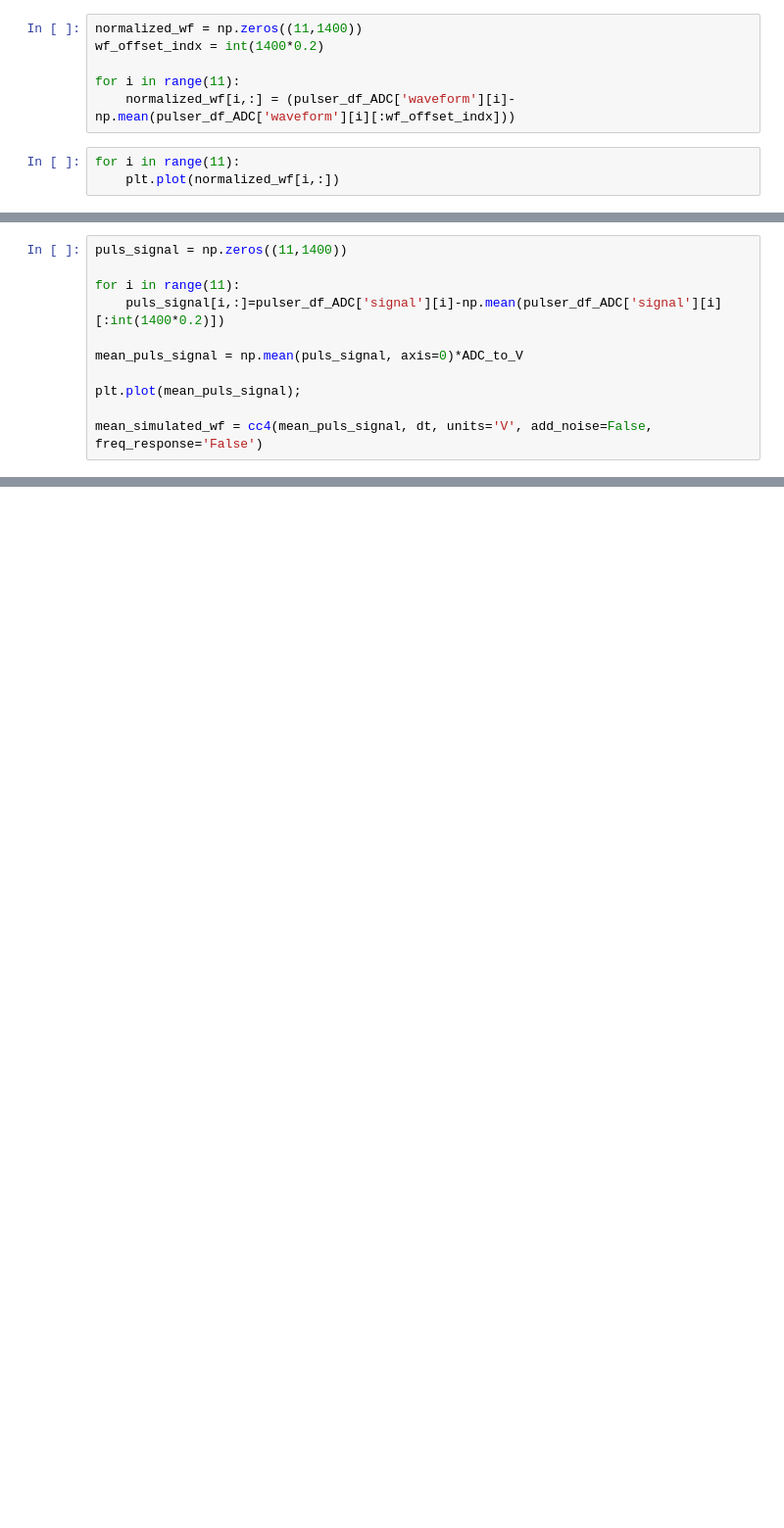
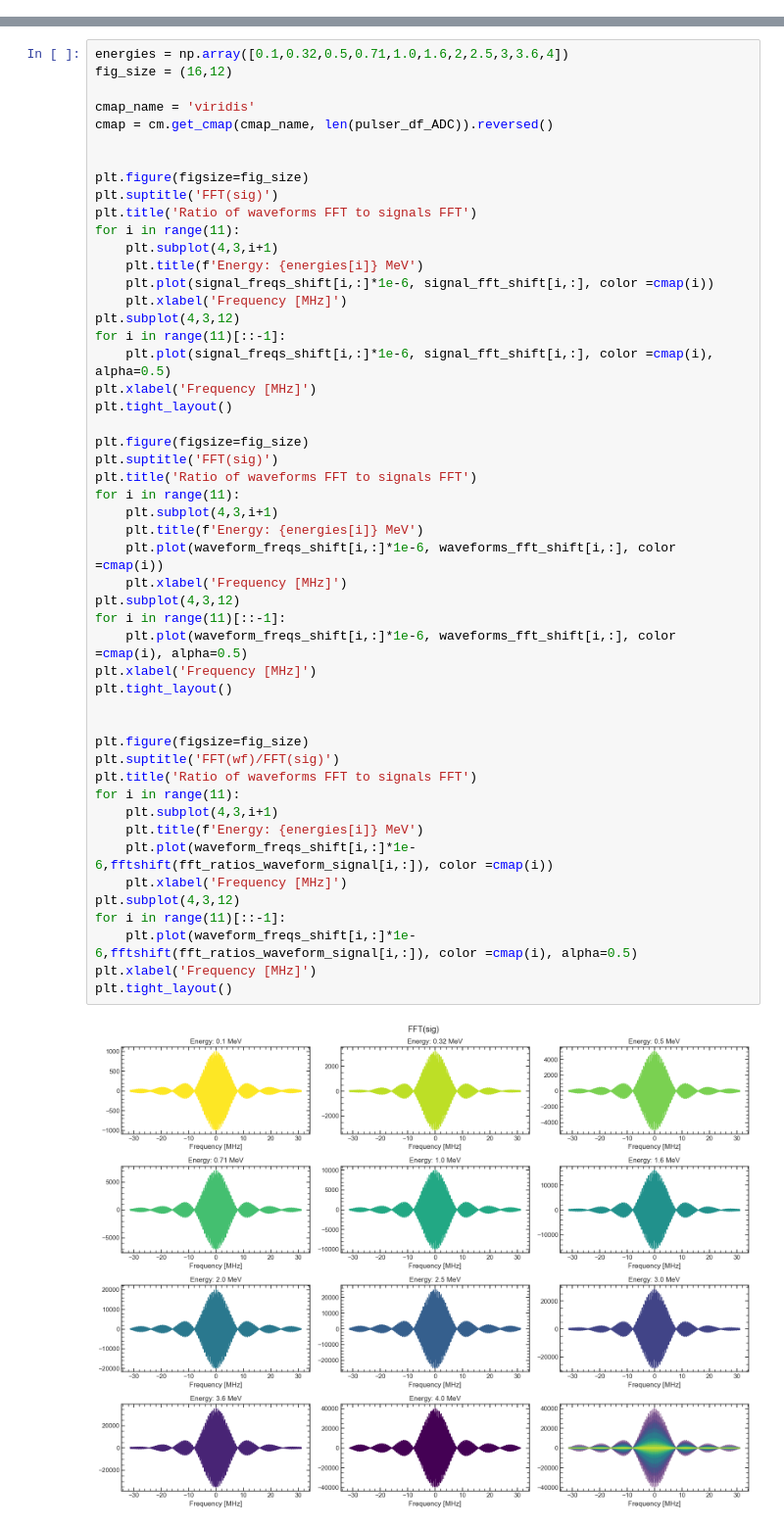
Before and after one commit to GaudioRf/JFETModel, a Jupyter notebook: freq_filters/pulser_freq_filter_ADC.ipynb, the cells around one changed output, grey strips where cells are left out. Shown at 98% size. Cells and saved outputs as stored; diff of their text form; blank space fills up the shorter version.

```diff
--- a/freq_filters/pulser_freq_filter_ADC.ipynb
+++ b/freq_filters/pulser_freq_filter_ADC.ipynb
@@ -591,9 +324,0 @@ for i in range(voltage.shape[0]):
-# %%
-normalized_wf = np.zeros((11,1400))
-wf_offset_indx = int(1400*0.2)
-
-for i in range(11):
-    normalized_wf[i,:] = (pulser_df_ADC['waveform'][i]-np.mean(pulser_df_ADC['waveform'][i][:wf_offset_indx]))
-# %%
-for i in range(11):
-    plt.plot(normalized_wf[i,:])
@@ -703,11 +324,0 @@ plt.show()
-# %%
-puls_signal = np.zeros((11,1400))
-
-for i in range(11):
-    puls_signal[i,:]=pulser_df_ADC['signal'][i]-np.mean(pulser_df_ADC['signal'][i][:int(1400*0.2)])
-
-mean_puls_signal = np.mean(puls_signal, axis=0)*ADC_to_V
-
-plt.plot(mean_puls_signal);
-
-mean_simulated_wf = cc4(mean_puls_signal, dt, units='V', add_noise=False, freq_response='False')
@@ -729,0 +513,52 @@ plt.plot(20*np.log10(AAAAAAA/ len(AAAAAAA)*2)[:int(len(AAAAAAA)/2 + 1)])
+# %%
+energies = np.array([0.1,0.32,0.5,0.71,1.0,1.6,2,2.5,3,3.6,4])
+fig_size = (16,12)
+
+cmap_name = 'viridis'
+cmap = cm.get_cmap(cmap_name, len(pulser_df_ADC)).reversed()
+
+
+plt.figure(figsize=fig_size)
+plt.suptitle('FFT(sig)')
+plt.title('Ratio of waveforms FFT to signals FFT')
+for i in range(11):
+    plt.subplot(4,3,i+1)
+    plt.title(f'Energy: {energies[i]} MeV')
+    plt.plot(signal_freqs_shift[i,:]*1e-6, signal_fft_shift[i,:], color =cmap(i))
+    plt.xlabel('Frequency [MHz]')
+plt.subplot(4,3,12)
+for i in range(11)[::-1]:
+    plt.plot(signal_freqs_shift[i,:]*1e-6, signal_fft_shift[i,:], color =cmap(i), alpha=0.5)
+plt.xlabel('Frequency [MHz]')
+plt.tight_layout()
+
+plt.figure(figsize=fig_size)
+plt.suptitle('FFT(sig)')
+plt.title('Ratio of waveforms FFT to signals FFT')
+for i in range(11):
+    plt.subplot(4,3,i+1)
+    plt.title(f'Energy: {energies[i]} MeV')
+    plt.plot(waveform_freqs_shift[i,:]*1e-6, waveforms_fft_shift[i,:], color =cmap(i))
+    plt.xlabel('Frequency [MHz]')
+plt.subplot(4,3,12)
+for i in range(11)[::-1]:
+    plt.plot(waveform_freqs_shift[i,:]*1e-6, waveforms_fft_shift[i,:], color =cmap(i), alpha=0.5)
+plt.xlabel('Frequency [MHz]')
+plt.tight_layout()
+
+
+plt.figure(figsize=fig_size)
+plt.suptitle('FFT(wf)/FFT(sig)')
+plt.title('Ratio of waveforms FFT to signals FFT')
+for i in range(11):
+    plt.subplot(4,3,i+1)
+    plt.title(f'Energy: {energies[i]} MeV')
+    plt.plot(waveform_freqs_shift[i,:]*1e-6,fftshift(fft_ratios_waveform_signal[i,:]), color =cmap(i))
+    plt.xlabel('Frequency [MHz]')
+plt.subplot(4,3,12)
+for i in range(11)[::-1]:
+    plt.plot(waveform_freqs_shift[i,:]*1e-6,fftshift(fft_ratios_waveform_signal[i,:]), color =cmap(i), alpha=0.5)
+plt.xlabel('Frequency [MHz]')
+plt.tight_layout()
+# %% [output]
+[figure, added]
```
Also changed, not shown: parts of 46 cells of this notebook, 1 other file.
